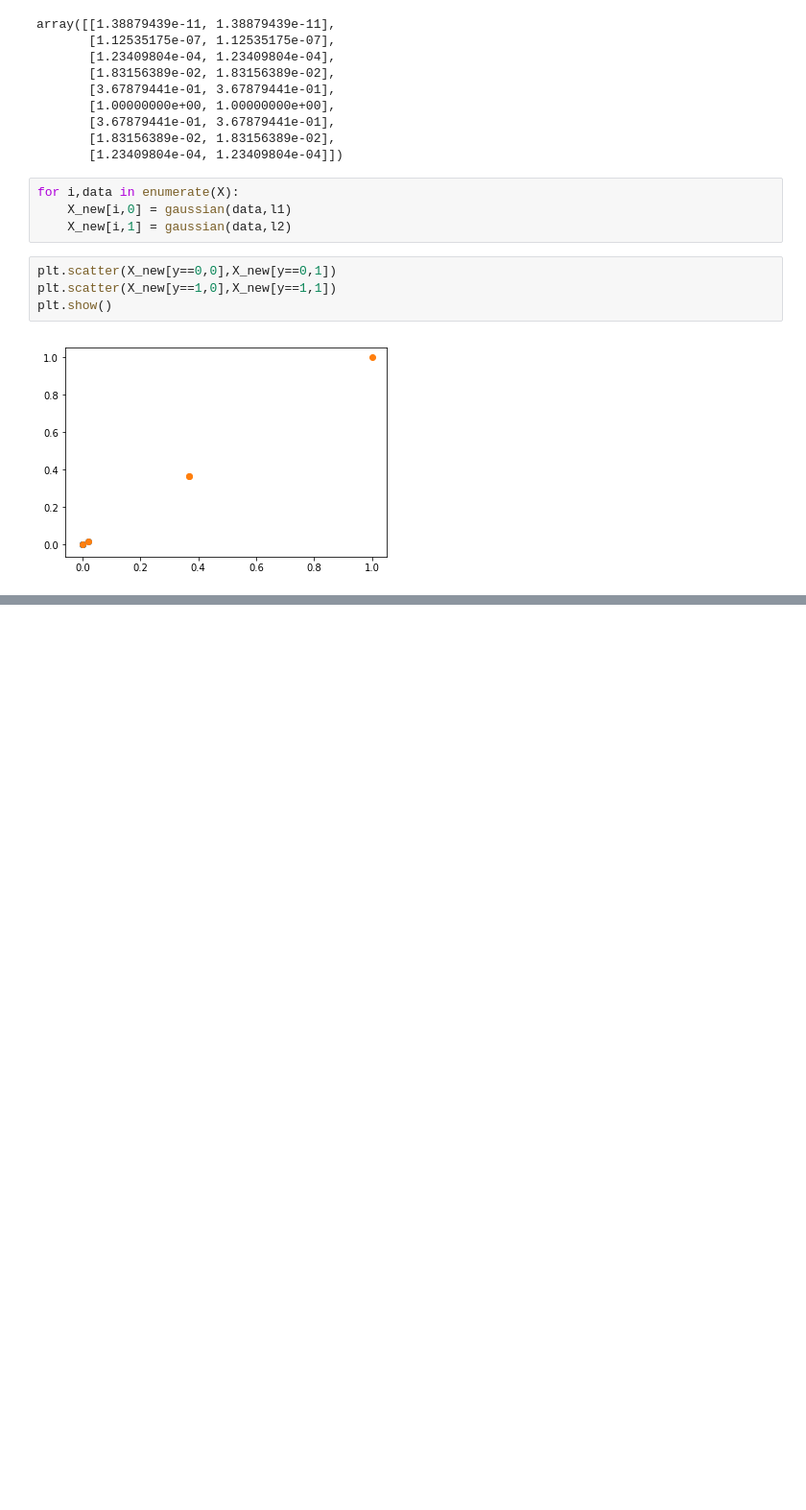
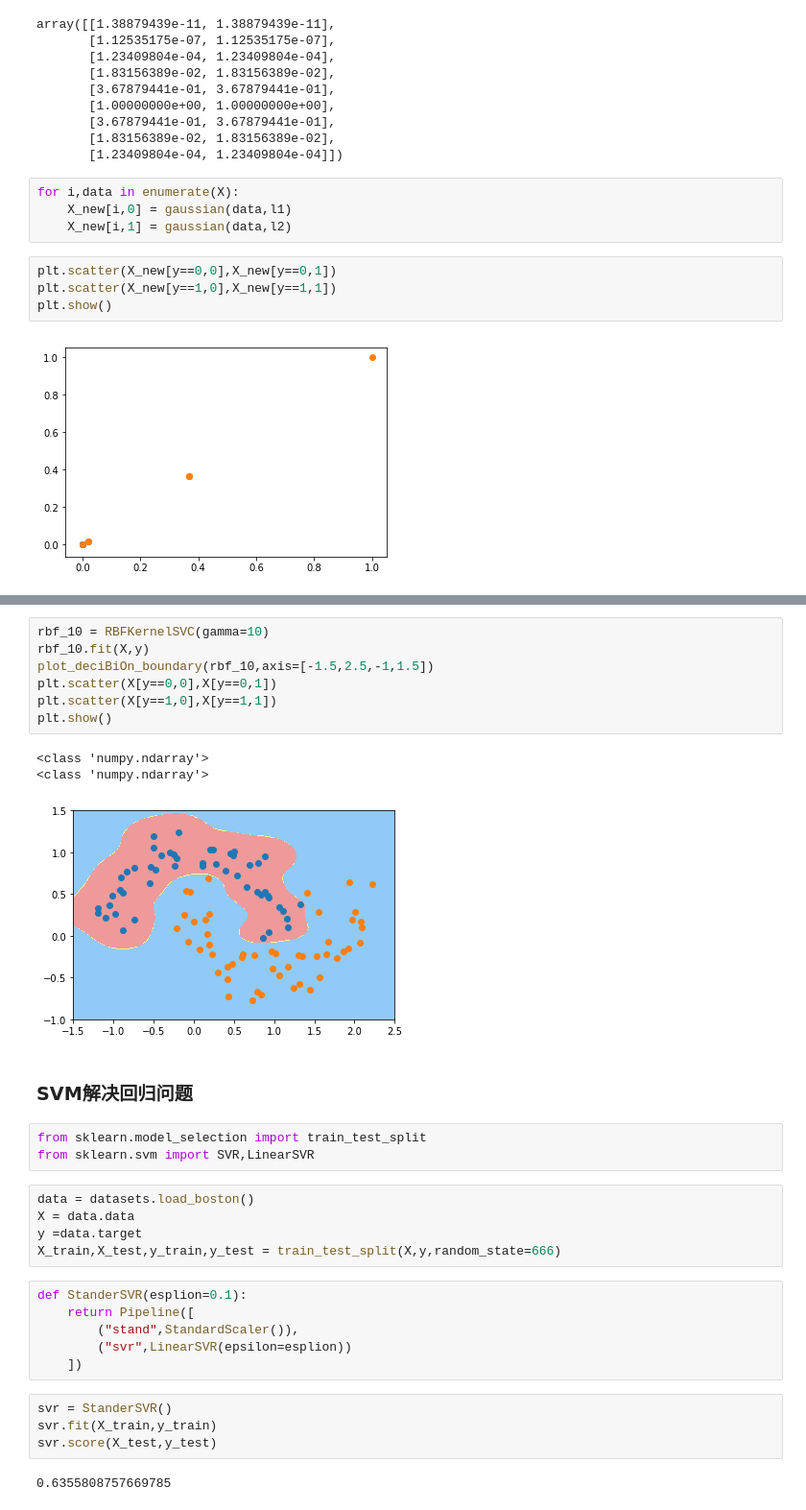
Before and after one commit to shinfly-Zhao/ml-algorithm, a Jupyter notebook: svm/svm-RBF.ipynb, the cells around one changed output, grey strips where cells are left out. Shown: that part at 96% size. Saved outputs shown, nothing was run; the diff lists cells and outputs as text; blank space fills up the shorter version.

```diff
--- a/svm/svm-RBF.ipynb
+++ b/svm/svm-RBF.ipynb
@@ -44,0 +114,33 @@ plt.show()
+# %%
+rbf_10 = RBFKernelSVC(gamma=10)
+rbf_10.fit(X,y)
+plot_deciBiOn_boundary(rbf_10,axis=[-1.5,2.5,-1,1.5])
+plt.scatter(X[y==0,0],X[y==0,1])
+plt.scatter(X[y==1,0],X[y==1,1])
+plt.show()
+# %% [output]
+<class 'numpy.ndarray'>
+<class 'numpy.ndarray'>
+[figure, added]
+# %% [markdown]
+ ### SVM解决回归问题
+# %%
+from sklearn.model_selection import train_test_split
+from sklearn.svm import SVR,LinearSVR
+# %%
+data = datasets.load_boston()
+X = data.data
+y =data.target
+X_train,X_test,y_train,y_test = train_test_split(X,y,random_state=666)
+# %%
+def StanderSVR(esplion=0.1):
+    return Pipeline([
+        ("stand",StandardScaler()),
+        ("svr",LinearSVR(epsilon=esplion))
+    ])
+# %%
+svr = StanderSVR()
+svr.fit(X_train,y_train)
+svr.score(X_test,y_test)
+# %% [output]
+0.6355808757669785
```
Also changed, not shown: parts of 9 cells of this notebook.
